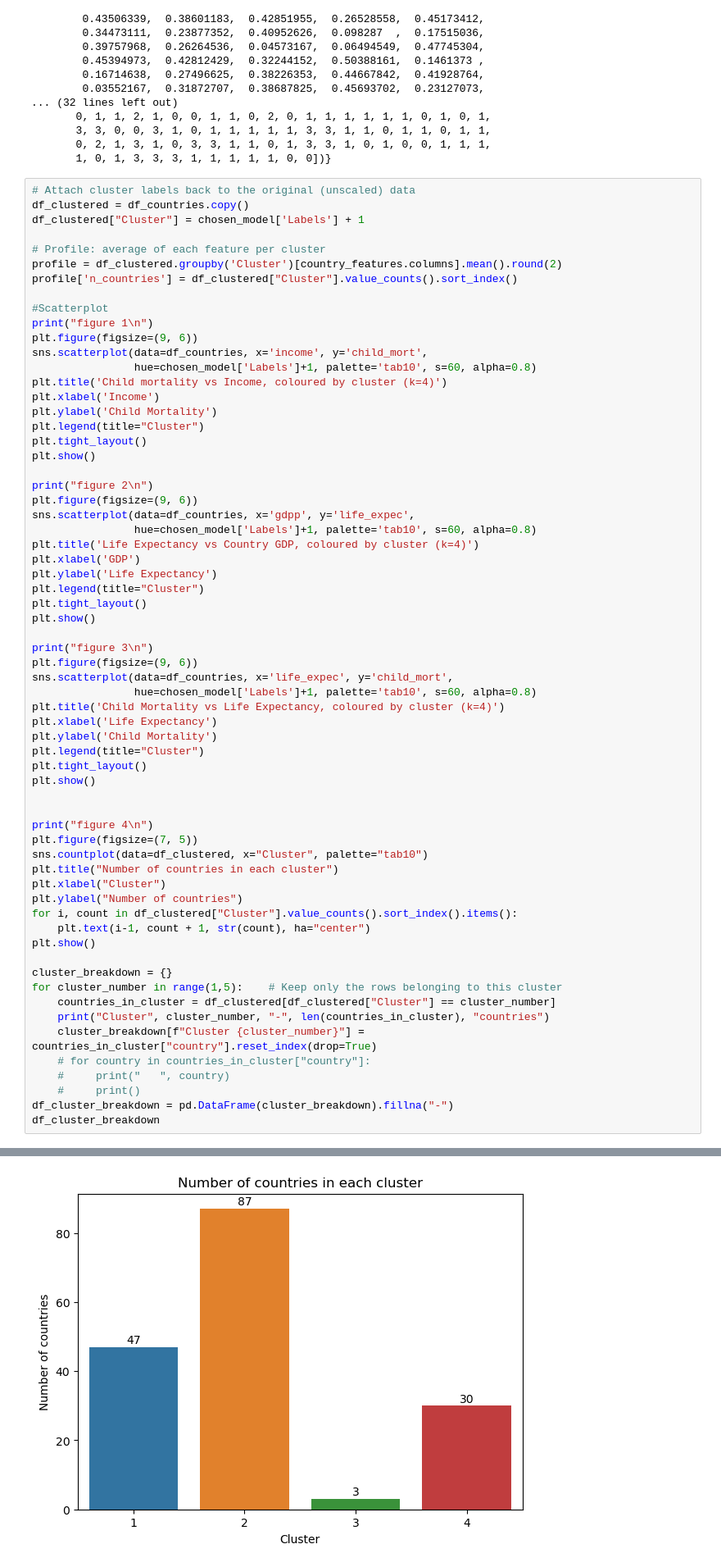
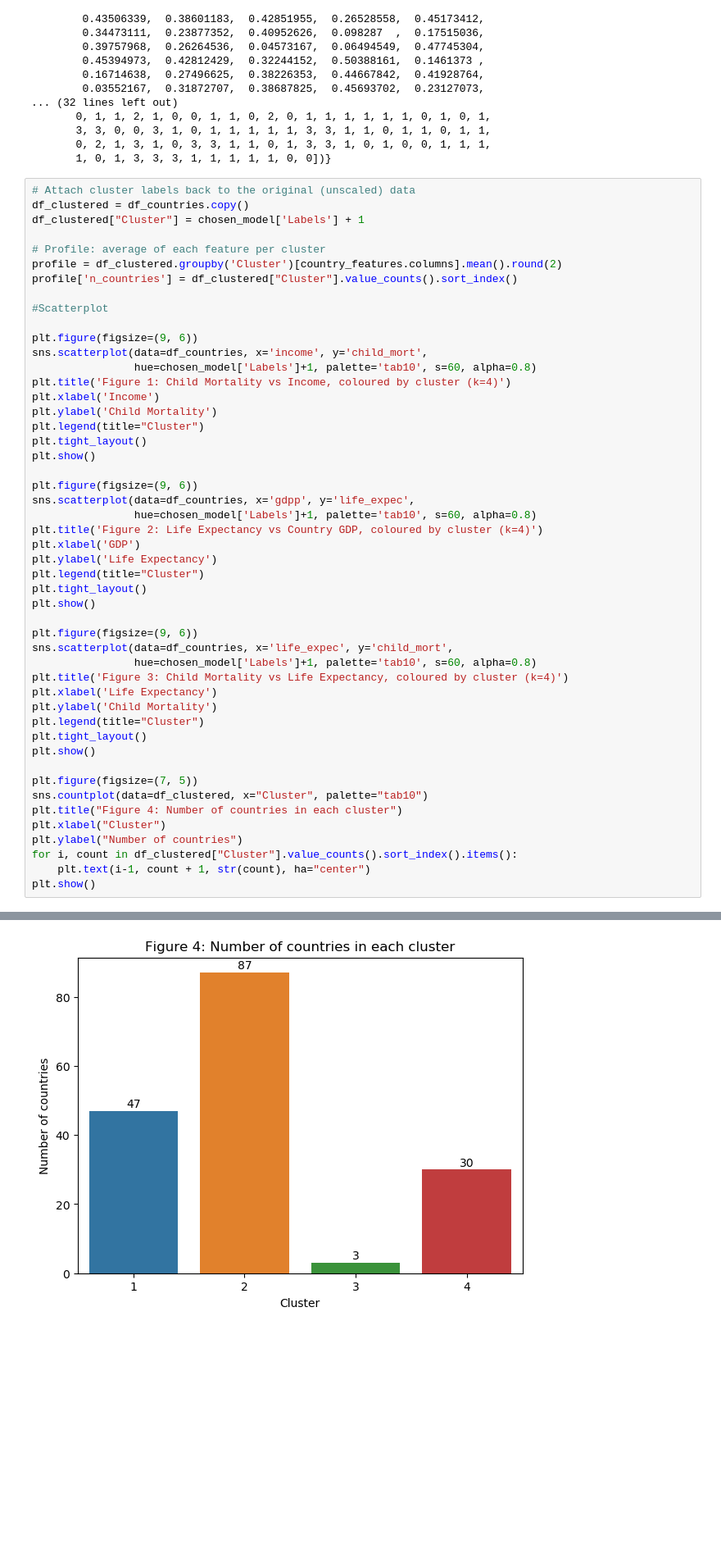
Before and after one commit to LudicrusTwrtle/Unsupervised_ML_Coursework, a Jupyter notebook: Assignment 1/assignment_1.ipynb, the cells around one changed output, grey strips where cells are left out. Shown at 82% size. Drawn from its saved outputs; the diff is of its cells as text; blank space fills up the shorter version.

Commit message:
move cluster breakdown to new cell - add markdown cell for visualization analysis

```diff
--- a/Assignment 1/assignment_1.ipynb
+++ b/Assignment 1/assignment_1.ipynb
@@ -253,58 +253,43 @@ profile = df_clustered.groupby('Cluster')[country_features.columns].mean().round
 profile['n_countries'] = df_clustered["Cluster"].value_counts().sort_index()
 
 #Scatterplot
-print("figure 1\n")
+
 plt.figure(figsize=(9, 6))
 sns.scatterplot(data=df_countries, x='income', y='child_mort',
                 hue=chosen_model['Labels']+1, palette='tab10', s=60, alpha=0.8)
-plt.title('Child mortality vs Income, coloured by cluster (k=4)')
+plt.title('Figure 1: Child Mortality vs Income, coloured by cluster (k=4)')
 plt.xlabel('Income')
 plt.ylabel('Child Mortality')
 plt.legend(title="Cluster")
 plt.tight_layout()
 plt.show()
 
-print("figure 2\n")
 plt.figure(figsize=(9, 6))
 sns.scatterplot(data=df_countries, x='gdpp', y='life_expec',
                 hue=chosen_model['Labels']+1, palette='tab10', s=60, alpha=0.8)
-plt.title('Life Expectancy vs Country GDP, coloured by cluster (k=4)')
+plt.title('Figure 2: Life Expectancy vs Country GDP, coloured by cluster (k=4)')
 plt.xlabel('GDP')
 plt.ylabel('Life Expectancy')
 plt.legend(title="Cluster")
 plt.tight_layout()
 plt.show()
 
-print("figure 3\n")
 plt.figure(figsize=(9, 6))
 sns.scatterplot(data=df_countries, x='life_expec', y='child_mort',
                 hue=chosen_model['Labels']+1, palette='tab10', s=60, alpha=0.8)
-plt.title('Child Mortality vs Life Expectancy, coloured by cluster (k=4)')
+plt.title('Figure 3: Child Mortality vs Life Expectancy, coloured by cluster (k=4)')
 plt.xlabel('Life Expectancy')
 plt.ylabel('Child Mortality')
 plt.legend(title="Cluster")
 plt.tight_layout()
 plt.show()
 
-
-print("figure 4\n")
 plt.figure(figsize=(7, 5))
 sns.countplot(data=df_clustered, x="Cluster", palette="tab10")
-plt.title("Number of countries in each cluster")
+plt.title("Figure 4: Number of countries in each cluster")
 plt.xlabel("Cluster")
 plt.ylabel("Number of countries")
 for i, count in df_clustered["Cluster"].value_counts().sort_index().items():
     plt.text(i-1, count + 1, str(count), ha="center")
 plt.show()
-
-cluster_breakdown = {}
-for cluster_number in range(1,5):    # Keep only the rows belonging to this cluster
-    countries_in_cluster = df_clustered[df_clustered["Cluster"] == cluster_number]
-    print("Cluster", cluster_number, "-", len(countries_in_cluster), "countries")
-    cluster_breakdown[f"Cluster {cluster_number}"] = countries_in_cluster["country"].reset_index(drop=True)
-    # for country in countries_in_cluster["country"]:
-    #     print("   ", country)
-    #     print()
-df_cluster_breakdown = pd.DataFrame(cluster_breakdown).fillna("-")
-df_cluster_breakdown
 # %% [output]
@@ -318 +299 @@ figure 4
-[figure, old version]
+[figure, new version]
```
Also changed, not shown: parts of 2 cells of this notebook.
